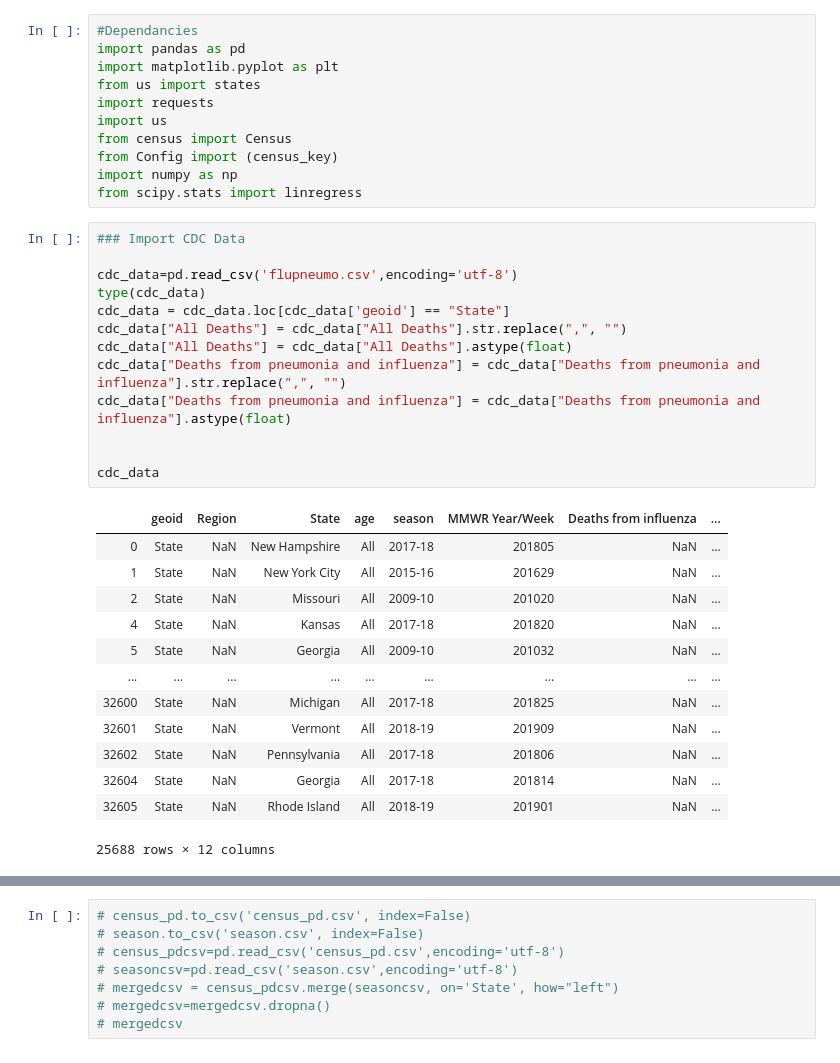
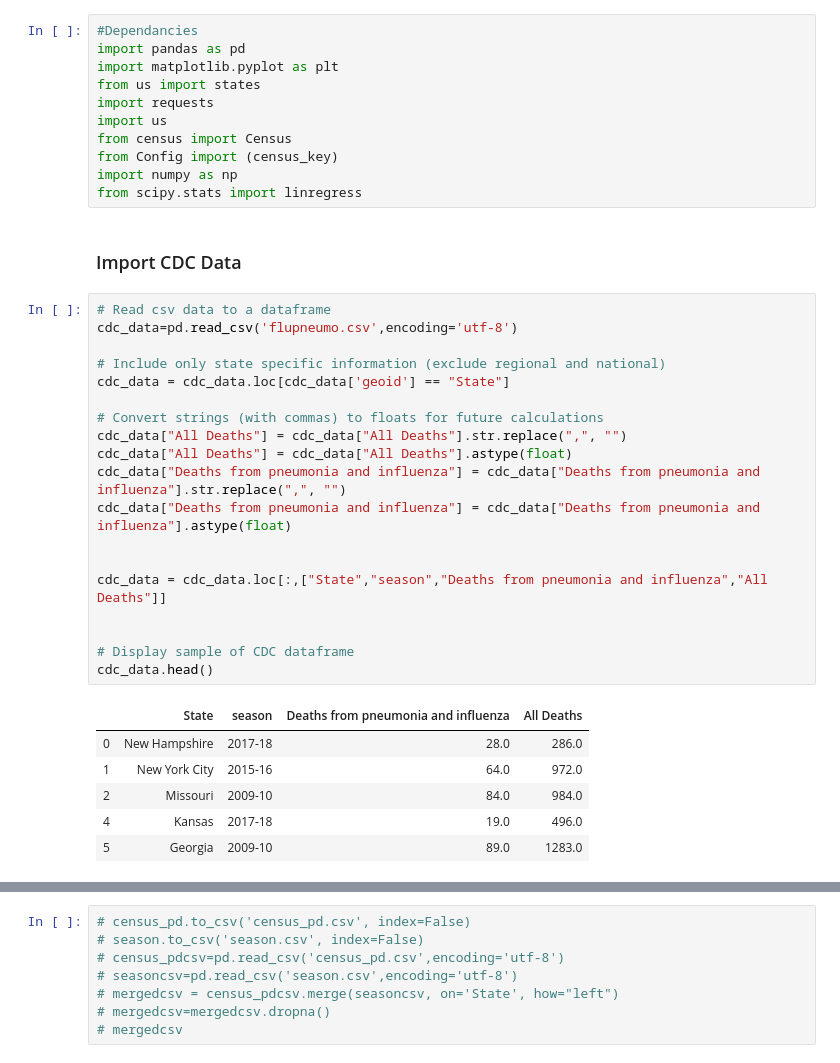
Before and after one commit to jdb3/Grim-Reaper, a Jupyter notebook: Grim Reaper.ipynb, the cells around one changed output, grey strips where cells are left out. Drawn from its saved outputs; the diff is of its cells as text.

```diff
--- a/Grim Reaper.ipynb
+++ b/Grim Reaper.ipynb
@@ -9,31 +9,32 @@ from census import Census
 from Config import (census_key)
 import numpy as np
 from scipy.stats import linregress
+# %% [markdown]
+### Import CDC Data
 # %%
-### Import CDC Data
+# Read csv data to a dataframe
+cdc_data=pd.read_csv('flupneumo.csv',encoding='utf-8')
 
-cdc_data=pd.read_csv('flupneumo.csv',encoding='utf-8')
-type(cdc_data)
+# Include only state specific information (exclude regional and national)
 cdc_data = cdc_data.loc[cdc_data['geoid'] == "State"]
+
+# Convert strings (with commas) to floats for future calculations
 cdc_data["All Deaths"] = cdc_data["All Deaths"].str.replace(",", "")
 cdc_data["All Deaths"] = cdc_data["All Deaths"].astype(float)
 cdc_data["Deaths from pneumonia and influenza"] = cdc_data["Deaths from pneumonia and influenza"].str.replace(",", "")
 cdc_data["Deaths from pneumonia and influenza"] = cdc_data["Deaths from pneumonia and influenza"].astype(float)
 
 
-cdc_data
+cdc_data = cdc_data.loc[:,["State","season","Deaths from pneumonia and influenza","All Deaths"]]
+
+
+# Display sample of CDC dataframe
+cdc_data.head()
 # %% [output]
-|  | geoid | Region | State | age | season | MMWR Year/Week | Deaths from influenza | ... |
-| 0 | State | NaN | New Hampshire | All | 2017-18 | 201805 | NaN | ... |
-| 1 | State | NaN | New York City | All | 2015-16 | 201629 | NaN | ... |
-| 2 | State | NaN | Missouri | All | 2009-10 | 201020 | NaN | ... |
-| 4 | State | NaN | Kansas | All | 2017-18 | 201820 | NaN | ... |
-| 5 | State | NaN | Georgia | All | 2009-10 | 201032 | NaN | ... |
-| ... | ... | ... | ... | ... | ... | ... | ... | ... |
-| 32600 | State | NaN | Michigan | All | 2017-18 | 201825 | NaN | ... |
-| 32601 | State | NaN | Vermont | All | 2018-19 | 201909 | NaN | ... |
-| 32602 | State | NaN | Pennsylvania | All | 2017-18 | 201806 | NaN | ... |
-| 32604 | State | NaN | Georgia | All | 2017-18 | 201814 | NaN | ... |
-| 32605 | State | NaN | Rhode Island | All | 2018-19 | 201901 | NaN | ... |
+|  | State | season | Deaths from pneumonia and influenza | All Deaths |
+| 0 | New Hampshire | 2017-18 | 28.0 | 286.0 |
+| 1 | New York City | 2015-16 | 64.0 | 972.0 |
+| 2 | Missouri | 2009-10 | 84.0 | 984.0 |
+| 4 | Kansas | 2017-18 | 19.0 | 496.0 |
+| 5 | Georgia | 2009-10 | 89.0 | 1283.0 |
-25688 rows × 12 columns
 # %%
```
Also changed, not shown: parts of 53 cells of this notebook.
